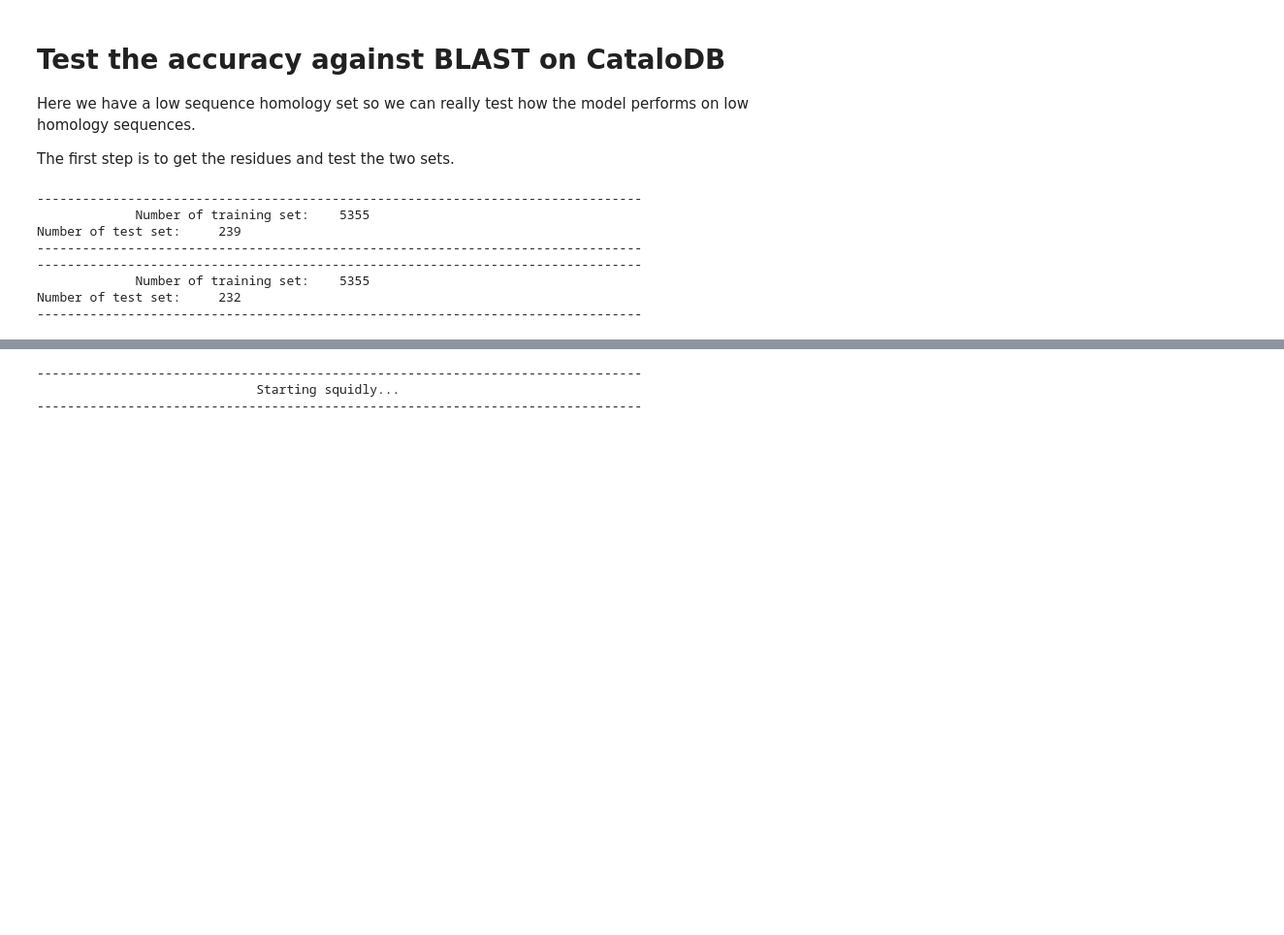
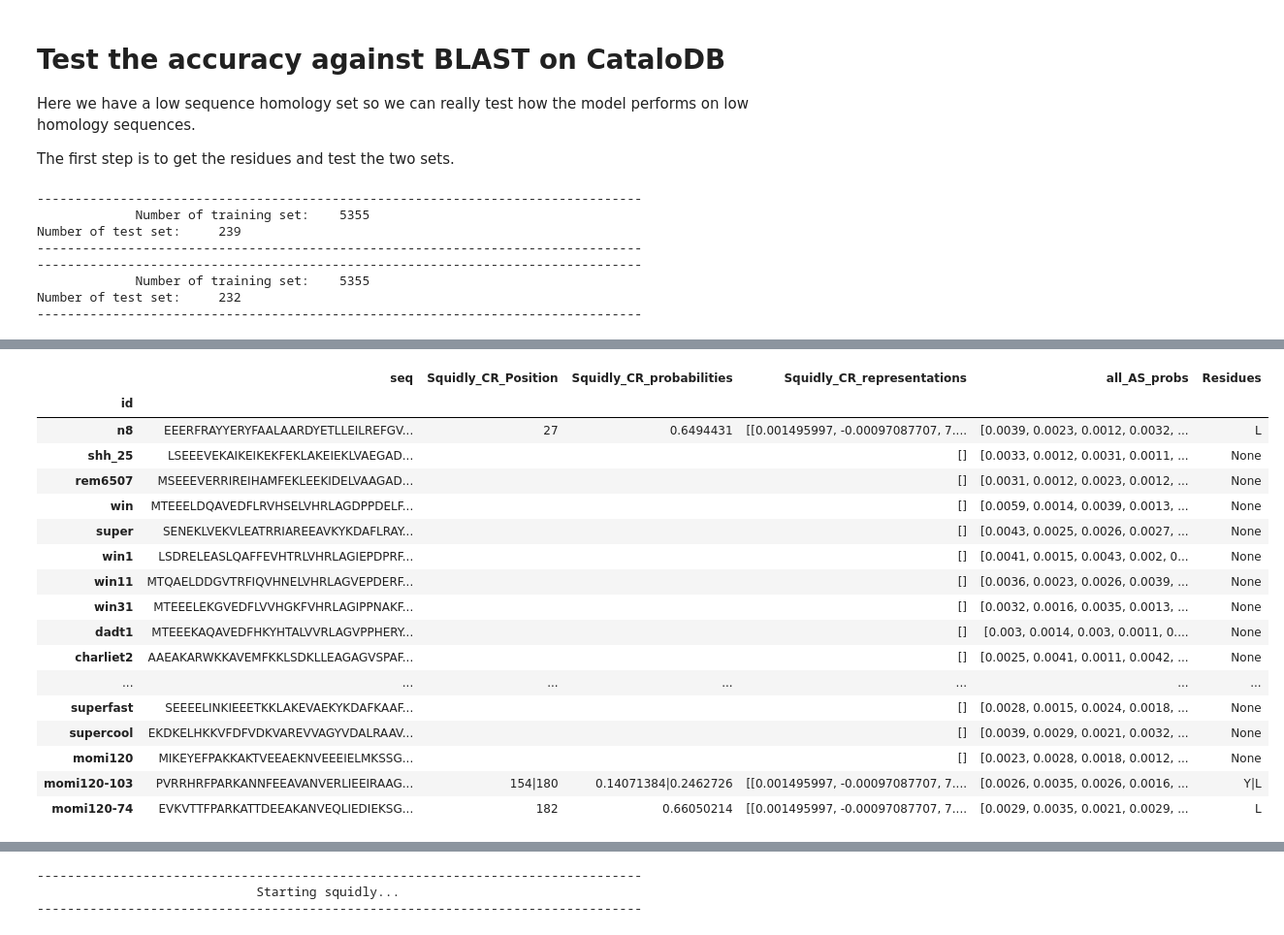
Before and after one commit to WRiegs/Squidly, a Jupyter notebook: manuscript/Benchmark-CataloDB-Ensemble.ipynb, the cells around one changed output, grey strips where cells are left out. Shown: that part at 97% size. Cells and saved outputs as stored; diff of their text form; code cells hidden in the pictures; blank space fills up the shorter version.

```diff
--- a/manuscript/Benchmark-CataloDB-Ensemble.ipynb
+++ b/manuscript/Benchmark-CataloDB-Ensemble.ipynb
@@ -73,3 +73,5 @@ Number of test set:     239
              Number of training set:    5355
 Number of test set:     232
 --------------------------------------------------------------------------------
+# %%
+fasta_label = 'data/serine_hydrolases.fasta'
@@ -75,0 +106,42 @@ Number of test set:     232
+# %%
+squidly = pd.read_pickle(f'data/serine_1_squidly.pkl')
+# %%
+rows = []
+for record in SeqIO.parse(fasta_label, "fasta"):
+    rows.append([record.id, str(record.seq)])
+df = pd.DataFrame(rows, columns=['id', 'seq'])
+df.set_index('id', inplace=True)
+squidly.set_index('label', inplace=True)
+# %%
+
+df = df.join(squidly, how='left')
+residues = []
+for pos, seq in df[['Squidly_CR_Position', 'seq']].values:
+    if len(str(pos))>  0:
+        res = []
+        for i in pos.split('|'):
+            res.append(seq[int(i)])
+        residues.append('|'.join(res))
+    else:
+        residues.append(None)
+df['Residues'] = residues
+df
+# %% [output]
+|  | seq | Squidly_CR_Position | Squidly_CR_probabilities | Squidly_CR_representations | all_AS_probs | Residues |
+| id |  |  |  |  |  |  |
+| n8 | EEERFRAYYERYFAALAARDYETLLEILREFGV... | 27 | 0.6494431 | [[0.001495997, -0.00097087707, 7.... | [0.0039, 0.0023, 0.0012, 0.0032, ... | L |
+| shh_25 | LSEEEVEKAIKEIKEKFEKLAKEIEKLVAEGAD... |  |  | [] | [0.0033, 0.0012, 0.0031, 0.0011, ... | None |
+| rem6507 | MSEEEVERRIREIHAMFEKLEEKIDELVAAGAD... |  |  | [] | [0.0031, 0.0012, 0.0023, 0.0012, ... | None |
+| win | MTEEELDQAVEDFLRVHSELVHRLAGDPPDELF... |  |  | [] | [0.0059, 0.0014, 0.0039, 0.0013, ... | None |
+| super | SENEKLVEKVLEATRRIAREEAVKYKDAFLRAY... |  |  | [] | [0.0043, 0.0025, 0.0026, 0.0027, ... | None |
+| win1 | LSDRELEASLQAFFEVHTRLVHRLAGIEPDPRF... |  |  | [] | [0.0041, 0.0015, 0.0043, 0.002, 0... | None |
+| win11 | MTQAELDDGVTRFIQVHNELVHRLAGVEPDERF... |  |  | [] | [0.0036, 0.0023, 0.0026, 0.0039, ... | None |
+| win31 | MTEEELEKGVEDFLVVHGKFVHRLAGIPPNAKF... |  |  | [] | [0.0032, 0.0016, 0.0035, 0.0013, ... | None |
+| dadt1 | MTEEEKAQAVEDFHKYHTALVVRLAGVPPHERY... |  |  | [] | [0.003, 0.0014, 0.003, 0.0011, 0.... | None |
+| charliet2 | AAEAKARWKKAVEMFKKLSDKLLEAGAGVSPAF... |  |  | [] | [0.0025, 0.0041, 0.0011, 0.0042, ... | None |
+| ... | ... | ... | ... | ... | ... | ... |
+| superfast | SEEEELINKIEEETKKLAKEVAEKYKDAFKAAF... |  |  | [] | [0.0028, 0.0015, 0.0024, 0.0018, ... | None |
+| supercool | EKDKELHKKVFDFVDKVAREVVAGYVDALRAAV... |  |  | [] | [0.0039, 0.0029, 0.0021, 0.0032, ... | None |
+| momi120 | MIKEYEFPAKKAKTVEEAEKNVEEEIELMKSSG... |  |  | [] | [0.0023, 0.0028, 0.0018, 0.0012, ... | None |
+| momi120-103 | PVRRHRFPARKANNFEEAVANVERLIEEIRAAG... | 154|180 | 0.14071384|0.2462726 | [[0.001495997, -0.00097087707, 7.... | [0.0026, 0.0035, 0.0026, 0.0016, ... | Y|L |
+| momi120-74 | EVKVTTFPARKATTDEEAKANVEQLIEDIEKSG... | 182 | 0.66050214 | [[0.001495997, -0.00097087707, 7.... | [0.0029, 0.0035, 0.0021, 0.0029, ... | L |
```
Also changed, not shown: parts of 3 cells of this notebook, 1 other file.
